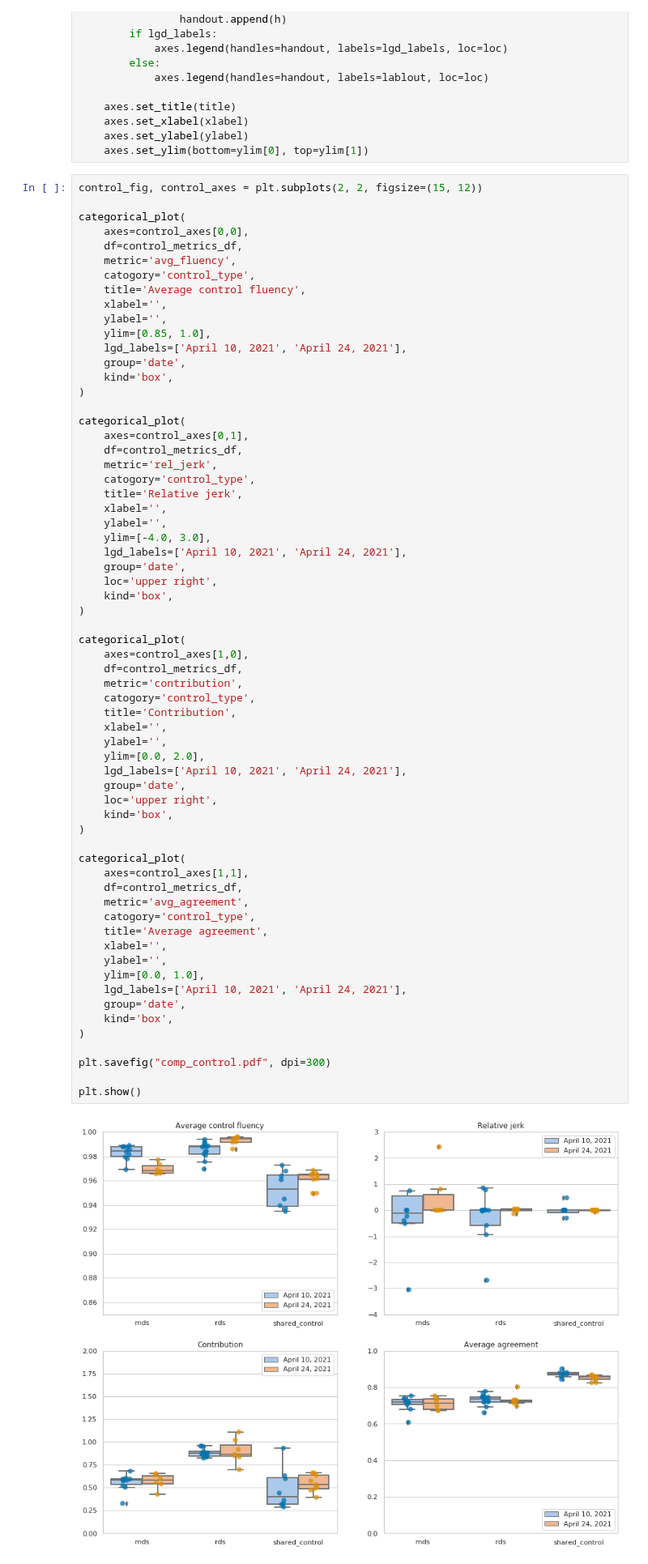
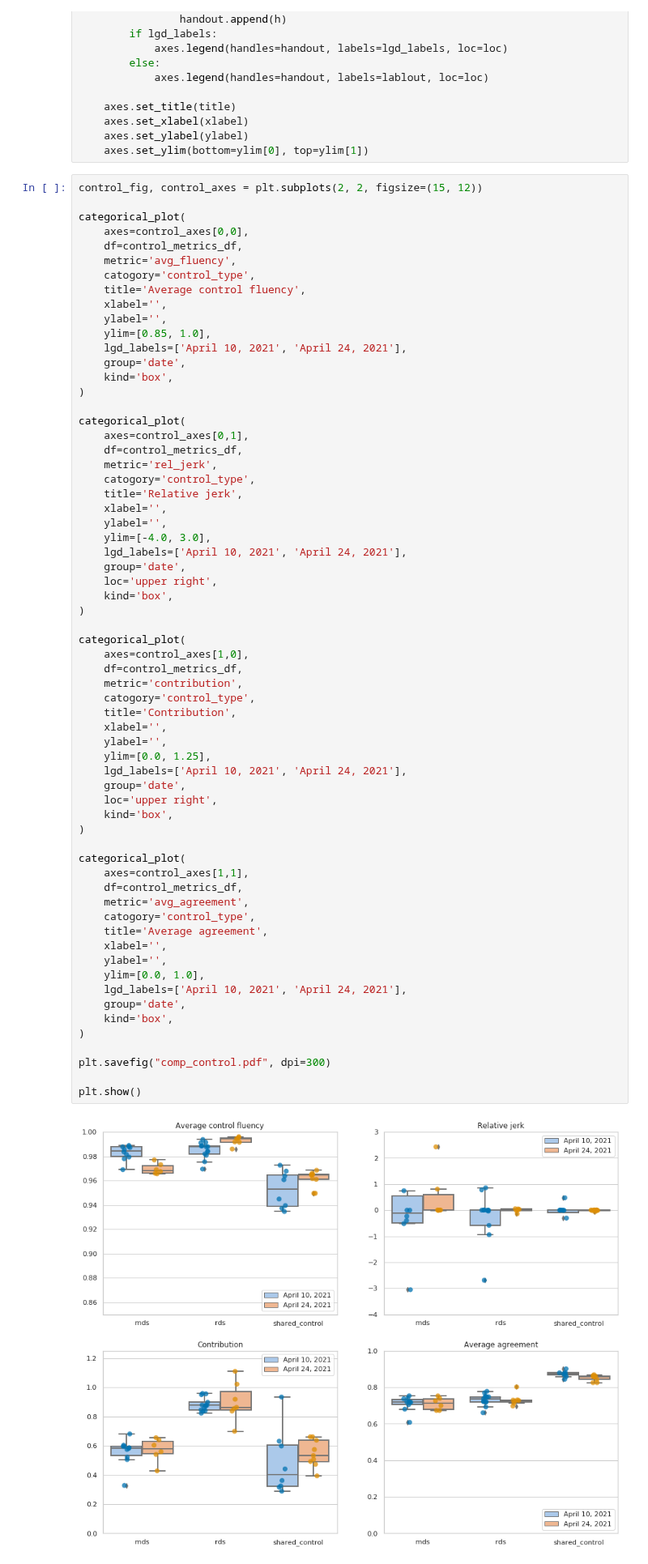
Before and after one commit to epfl-lasa/crowdbot-evaluation-tools, a Jupyter notebook: notebooks/comprehensive_eval.ipynb, the cells around one changed output. Shown at 81% size. Cells and saved outputs as stored; diff of their text form.

```diff
--- a/notebooks/comprehensive_eval.ipynb
+++ b/notebooks/comprehensive_eval.ipynb
@@ -1363,34 +1363,34 @@ categorical_plot(
     df=control_metrics_df,
     metric='contribution',
     catogory='control_type',
     title='Contribution',
     xlabel='',
     ylabel='',
-    ylim=[0.0, 2.0],
+    ylim=[0.0, 1.25],
     lgd_labels=['April 10, 2021', 'April 24, 2021'],
     group='date',
     loc='upper right',
     kind='box',
 )
 
 categorical_plot(
     axes=control_axes[1,1],
     df=control_metrics_df,
     metric='avg_agreement',
     catogory='control_type',
     title='Average agreement',
     xlabel='',
     ylabel='',
     ylim=[0.0, 1.0],
     lgd_labels=['April 10, 2021', 'April 24, 2021'],
     group='date',
     kind='box',
 )
 
 plt.savefig("comp_control.pdf", dpi=300)
 
 plt.show()
 # %% [output]
-[figure, old version]
+[figure, new version]
 # %%
 plt.close()
```
Also changed, not shown: parts of 15 cells of this notebook, 12 other files.
